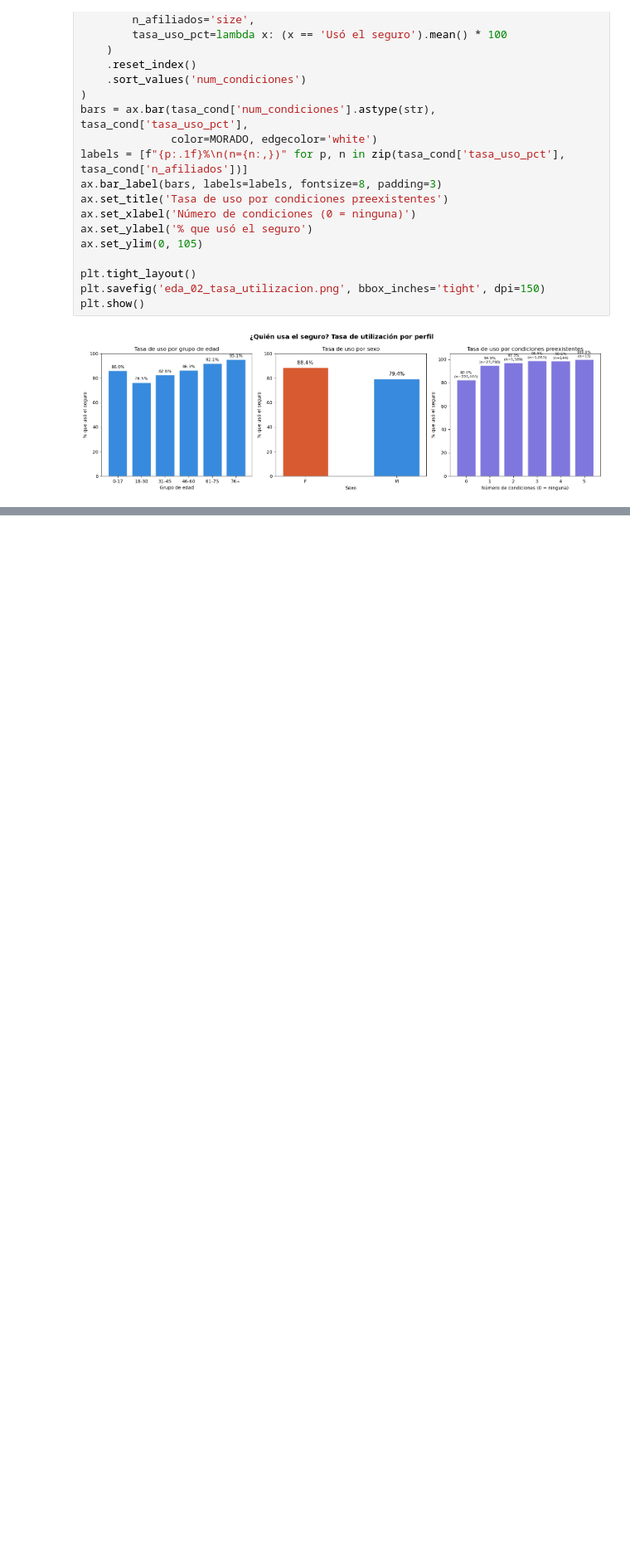
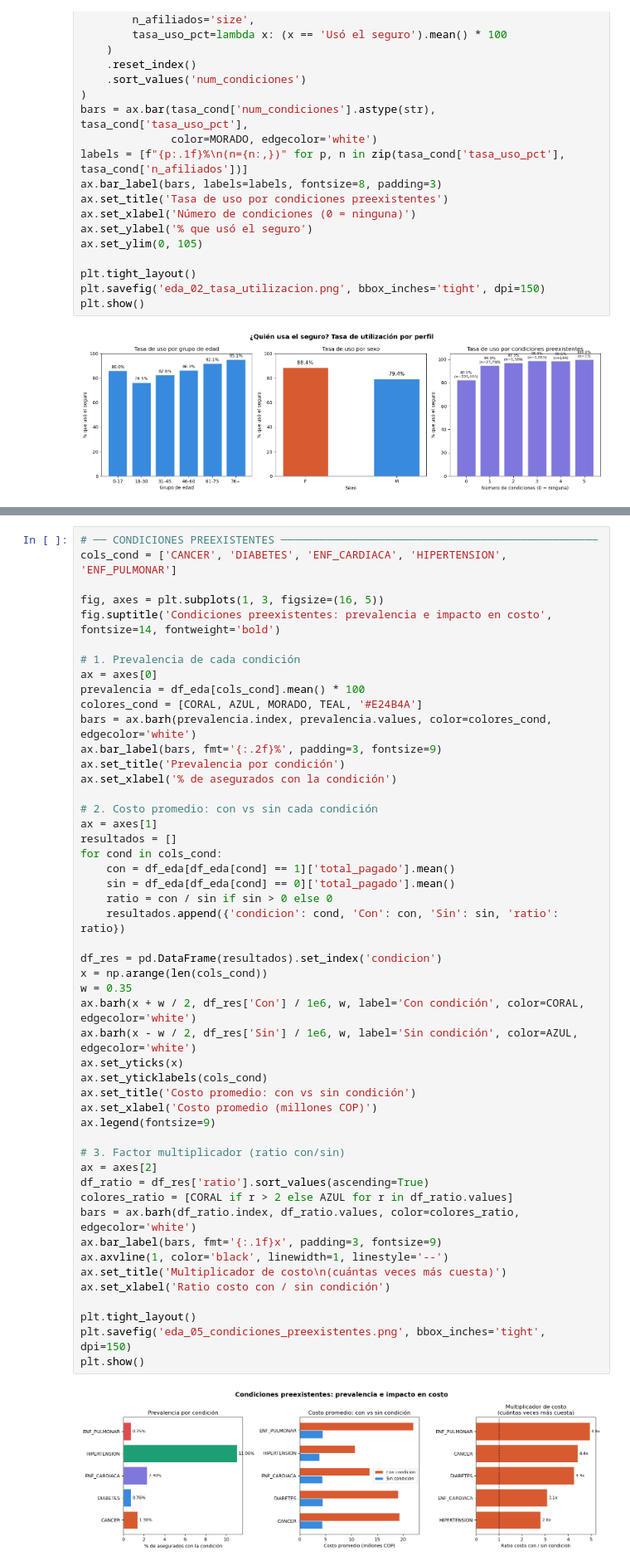
Before and after one commit to yacuervo18/Proyecto_Analitica_II, a Jupyter notebook: src/EDA.ipynb, the cells around one changed output, grey strips where cells are left out. Shown at 83% size. Cells and saved outputs as stored; diff of their text form; blank space fills up the shorter version.

```diff
--- a/src/EDA.ipynb
+++ b/src/EDA.ipynb
@@ -449,3 +455,54 @@ print('Guardado: eda_04_boxplots_costo_perfil.png')
 # %% [output]
 [figure]
 Guardado: eda_04_boxplots_costo_perfil.png
+# %%
+# ── CONDICIONES PREEXISTENTES ─────────────────────────────────────────────────
+cols_cond = ['CANCER', 'DIABETES', 'ENF_CARDIACA', 'HIPERTENSION', 'ENF_PULMONAR']
+
+fig, axes = plt.subplots(1, 3, figsize=(16, 5))
+fig.suptitle('Condiciones preexistentes: prevalencia e impacto en costo', fontsize=14, fontweight='bold')
+
+# 1. Prevalencia de cada condición
+ax = axes[0]
+prevalencia = df_eda[cols_cond].mean() * 100
+colores_cond = [CORAL, AZUL, MORADO, TEAL, '#E24B4A']
+bars = ax.barh(prevalencia.index, prevalencia.values, color=colores_cond, edgecolor='white')
+ax.bar_label(bars, fmt='{:.2f}%', padding=3, fontsize=9)
+ax.set_title('Prevalencia por condición')
+ax.set_xlabel('% de asegurados con la condición')
+
+# 2. Costo promedio: con vs sin cada condición
+ax = axes[1]
+resultados = []
+for cond in cols_cond:
+    con = df_eda[df_eda[cond] == 1]['total_pagado'].mean()
+    sin = df_eda[df_eda[cond] == 0]['total_pagado'].mean()
+    ratio = con / sin if sin > 0 else 0
+    resultados.append({'condicion': cond, 'Con': con, 'Sin': sin, 'ratio': ratio})
+
+df_res = pd.DataFrame(resultados).set_index('condicion')
+x = np.arange(len(cols_cond))
+w = 0.35
+ax.barh(x + w / 2, df_res['Con'] / 1e6, w, label='Con condición', color=CORAL, edgecolor='white')
+ax.barh(x - w / 2, df_res['Sin'] / 1e6, w, label='Sin condición', color=AZUL, edgecolor='white')
+ax.set_yticks(x)
+ax.set_yticklabels(cols_cond)
+ax.set_title('Costo promedio: con vs sin condición')
+ax.set_xlabel('Costo promedio (millones COP)')
+ax.legend(fontsize=9)
+
+# 3. Factor multiplicador (ratio con/sin)
+ax = axes[2]
+df_ratio = df_res['ratio'].sort_values(ascending=True)
+colores_ratio = [CORAL if r > 2 else AZUL for r in df_ratio.values]
+bars = ax.barh(df_ratio.index, df_ratio.values, color=colores_ratio, edgecolor='white')
+ax.bar_label(bars, fmt='{:.1f}x', padding=3, fontsize=9)
+ax.axvline(1, color='black', linewidth=1, linestyle='--')
+ax.set_title('Multiplicador de costo\n(cuántas veces más cuesta)')
+ax.set_xlabel('Ratio costo con / sin condición')
+
+plt.tight_layout()
+plt.savefig('eda_05_condiciones_preexistentes.png', bbox_inches='tight', dpi=150)
+plt.show()
+# %% [output]
+[figure, added]
```
Also changed, not shown: parts of 16 cells of this notebook, 2 other files.
